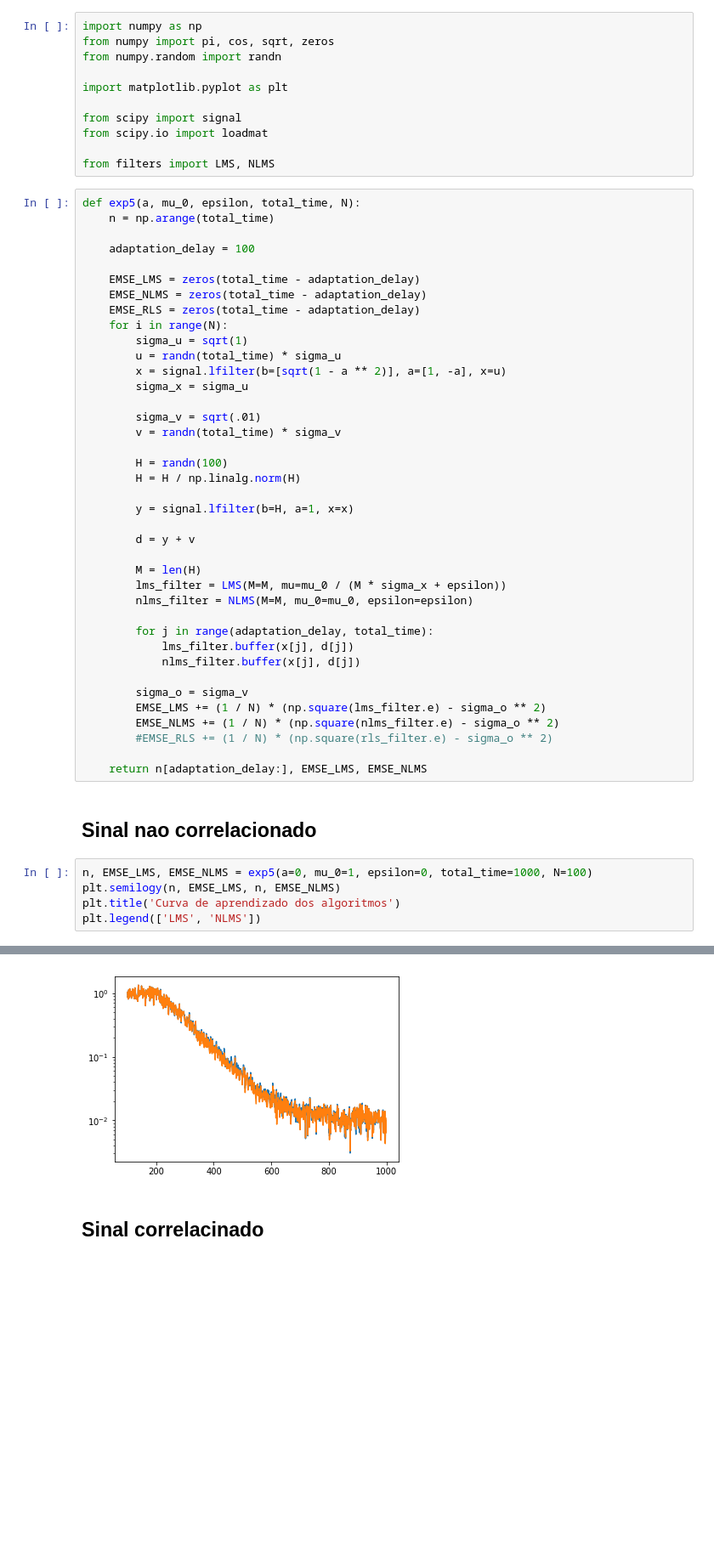
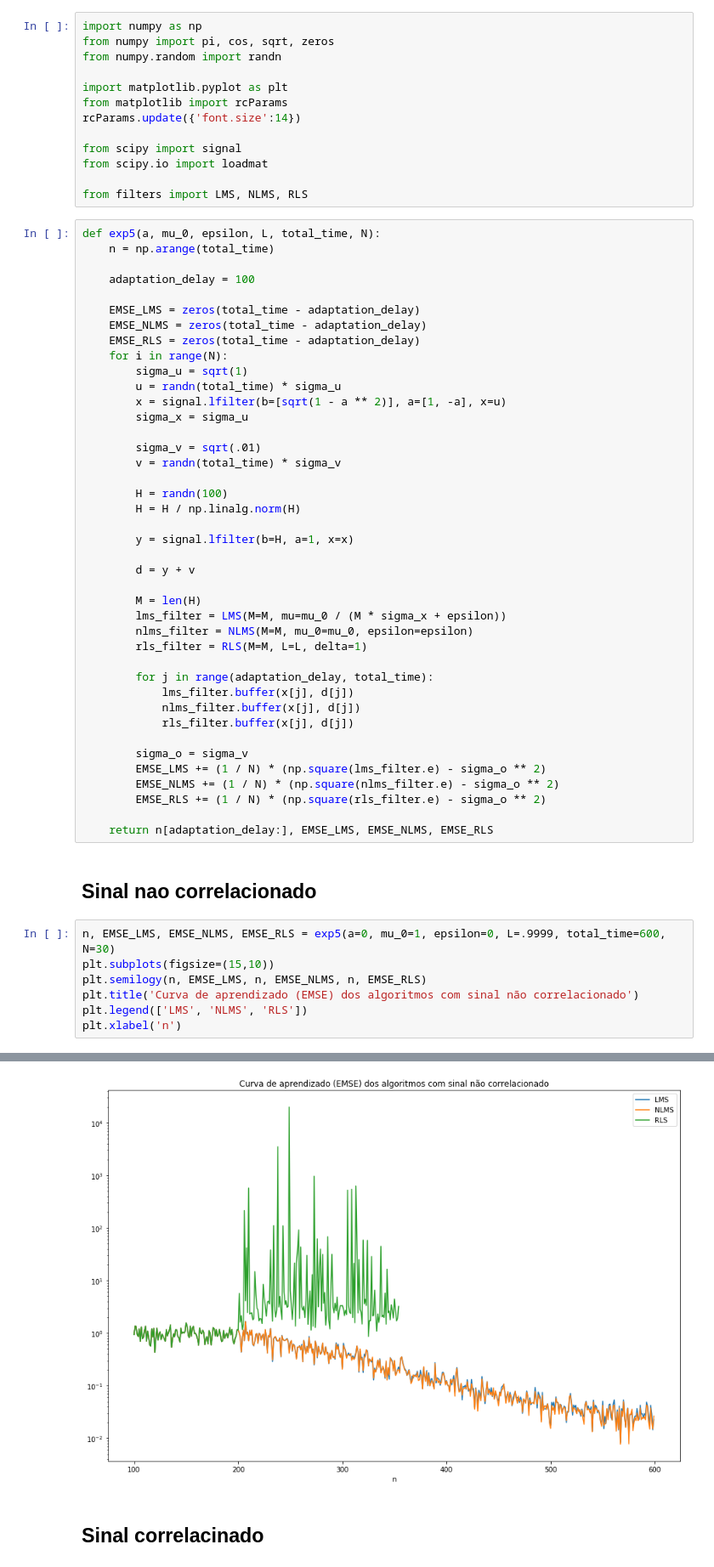
Before and after one commit to henriquemeloo/psi3532-adaptive-filtering, a Jupyter notebook: exp5/exp5.ipynb, the cells around one changed output, grey strips where cells are left out. Shown at 85% size. Saved outputs shown, nothing was run; the diff lists cells and outputs as text; blank space fills up the shorter version.

```diff
--- a/exp5/exp5.ipynb
+++ b/exp5/exp5.ipynb
@@ -4,13 +4,15 @@ from numpy import pi, cos, sqrt, zeros
 from numpy.random import randn
 
 import matplotlib.pyplot as plt
+from matplotlib import rcParams
+rcParams.update({'font.size':14})
 
 from scipy import signal
 from scipy.io import loadmat
 
-from filters import LMS, NLMS
+from filters import LMS, NLMS, RLS
 # %%
-def exp5(a, mu_0, epsilon, total_time, N):
+def exp5(a, mu_0, epsilon, L, total_time, N):
     n = np.arange(total_time)
 
     adaptation_delay = 100
@@ -37,22 +39,26 @@ def exp5(a, mu_0, epsilon, total_time, N):
         M = len(H)
         lms_filter = LMS(M=M, mu=mu_0 / (M * sigma_x + epsilon))
         nlms_filter = NLMS(M=M, mu_0=mu_0, epsilon=epsilon)
+        rls_filter = RLS(M=M, L=L, delta=1)
 
         for j in range(adaptation_delay, total_time):
             lms_filter.buffer(x[j], d[j])
             nlms_filter.buffer(x[j], d[j])
+            rls_filter.buffer(x[j], d[j])
 
         sigma_o = sigma_v
         EMSE_LMS += (1 / N) * (np.square(lms_filter.e) - sigma_o ** 2)
         EMSE_NLMS += (1 / N) * (np.square(nlms_filter.e) - sigma_o ** 2)
-        #EMSE_RLS += (1 / N) * (np.square(rls_filter.e) - sigma_o ** 2)
+        EMSE_RLS += (1 / N) * (np.square(rls_filter.e) - sigma_o ** 2)
 
-    return n[adaptation_delay:], EMSE_LMS, EMSE_NLMS
+    return n[adaptation_delay:], EMSE_LMS, EMSE_NLMS, EMSE_RLS
 # %% [markdown]
 ## Sinal nao correlacionado
 # %%
-n, EMSE_LMS, EMSE_NLMS = exp5(a=0, mu_0=1, epsilon=0, total_time=1000, N=100)
-plt.semilogy(n, EMSE_LMS, n, EMSE_NLMS)
-plt.title('Curva de aprendizado dos algoritmos')
-plt.legend(['LMS', 'NLMS'])
+n, EMSE_LMS, EMSE_NLMS, EMSE_RLS = exp5(a=0, mu_0=1, epsilon=0, L=.9999, total_time=600, N=30)
+plt.subplots(figsize=(15,10))
+plt.semilogy(n, EMSE_LMS, n, EMSE_NLMS, n, EMSE_RLS)
+plt.title('Curva de aprendizado (EMSE) dos algoritmos com sinal não correlacionado')
+plt.legend(['LMS', 'NLMS', 'RLS'])
+plt.xlabel('n')
 # %% [output]
@@ -61,4 +66,4 @@ plt.legend(['LMS', 'NLMS'])
-[figure, old version]
+[figure, new version]
 # %% [markdown]
 ## Sinal correlacinado
 # %%
```
Also changed, not shown: parts of 2 cells of this notebook, 1 other file.
